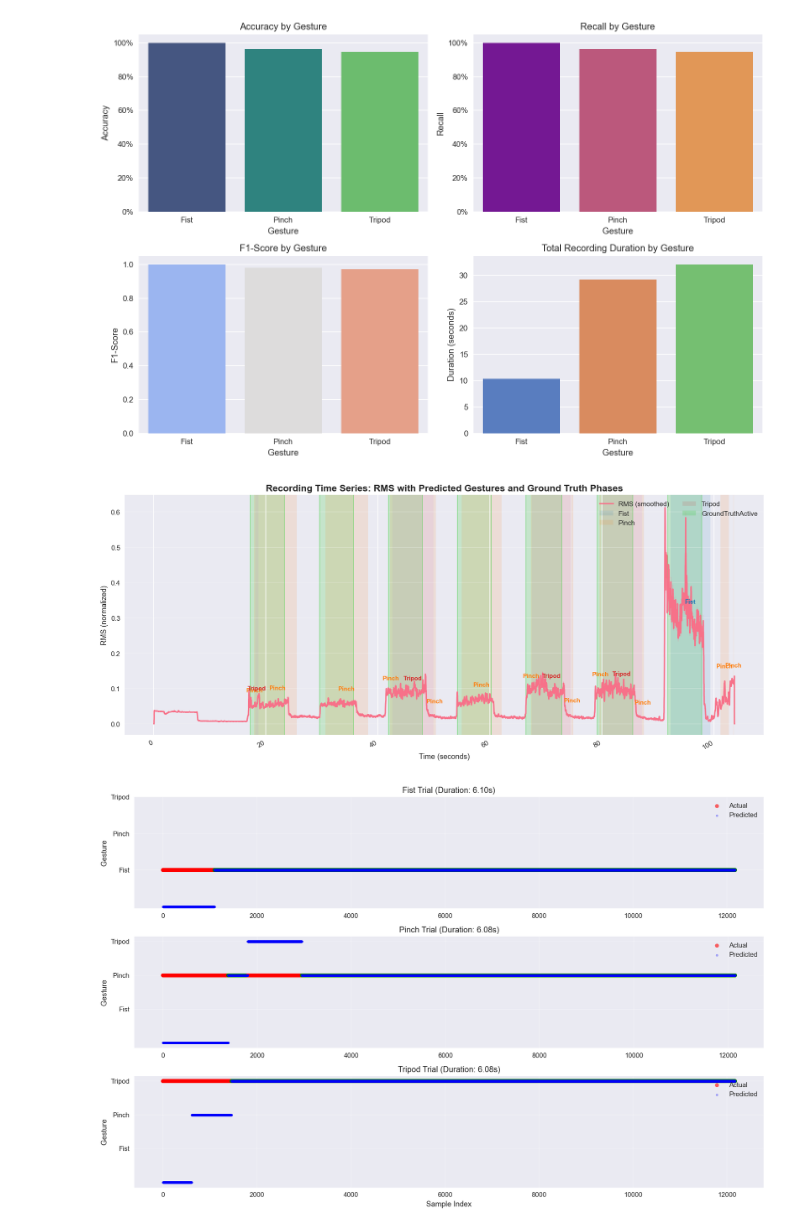
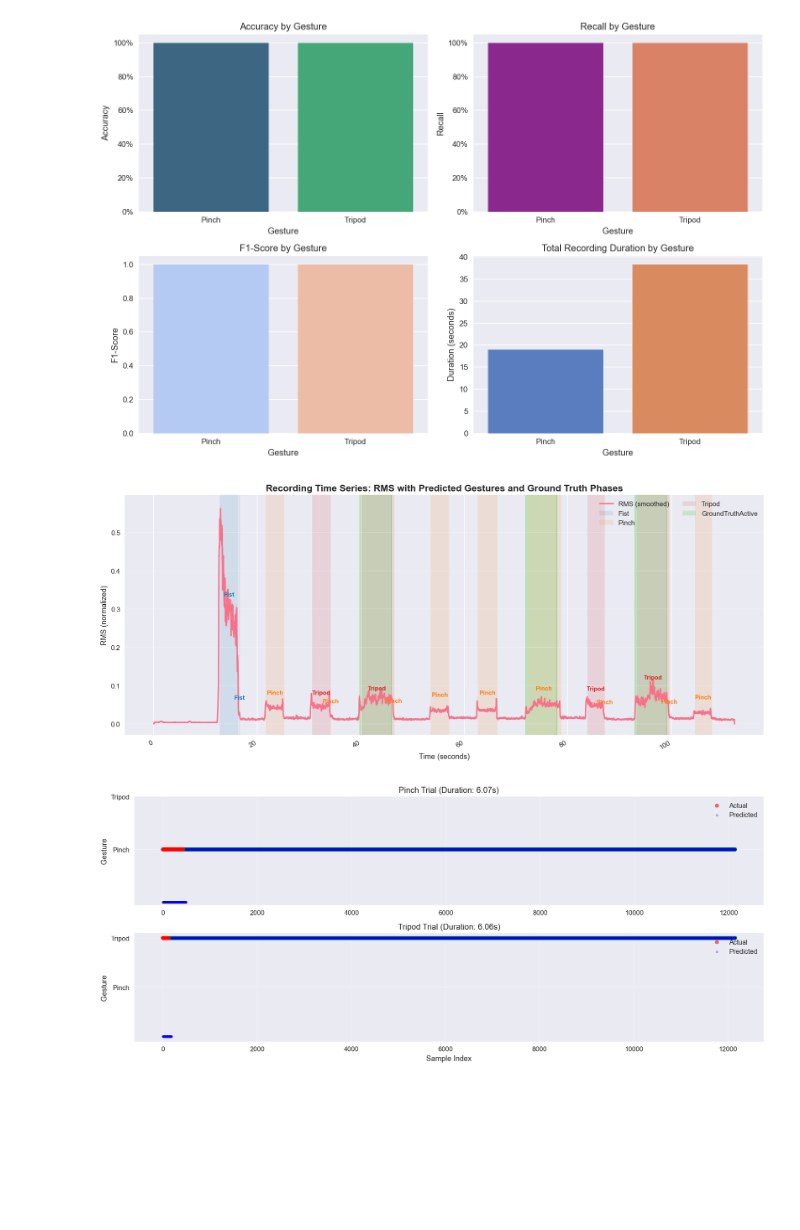
Before and after one commit to PaulZwie/playagain_pipeline, a Jupyter notebook: playagain_pipeline/performance_assessment/performance_assessment.ipynb, the cells around one changed output. Drawn from its saved outputs; the diff is of its cells as text; code cells hidden in the pictures; blank space fills up the shorter version.

```diff
--- a/playagain_pipeline/performance_assessment/performance_assessment.ipynb
+++ b/playagain_pipeline/performance_assessment/performance_assessment.ipynb
@@ -22,8 +22,8 @@ CANONICAL_LABELS = ["Rest", "Fist", "Pinch", "Tripod"]  # display order
 
 # ── Select specific recording to analyse ──────────────────────────────────────
 # Set the subject and session folder name (without paths)
-TARGET_SUBJECT = "VP_00"
-TARGET_SESSION = "game_2026-03-24_09-38-02"
+TARGET_SUBJECT = "VP_01"
+TARGET_SESSION = "game_2026-03-25_10-38-16"
 
 # Construct paths directly
 session_dir = DATA_ROOT / TARGET_SUBJECT / TARGET_SESSION
@@ -522,3 +513,3 @@ Passing `palette` without assigning `hue` is deprecated and will be removed in v
-[figure, old version]
+[figure, new version]
-[figure, old version]
+[figure, new version]
-[figure, old version]
+[figure, new version]
```
Also changed, not shown: parts of 1 cell of this notebook, 2 other files.
